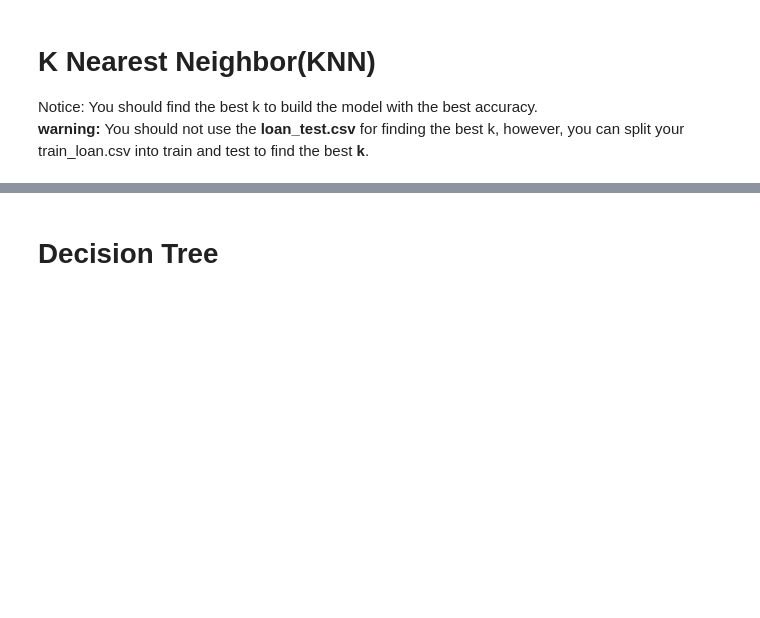
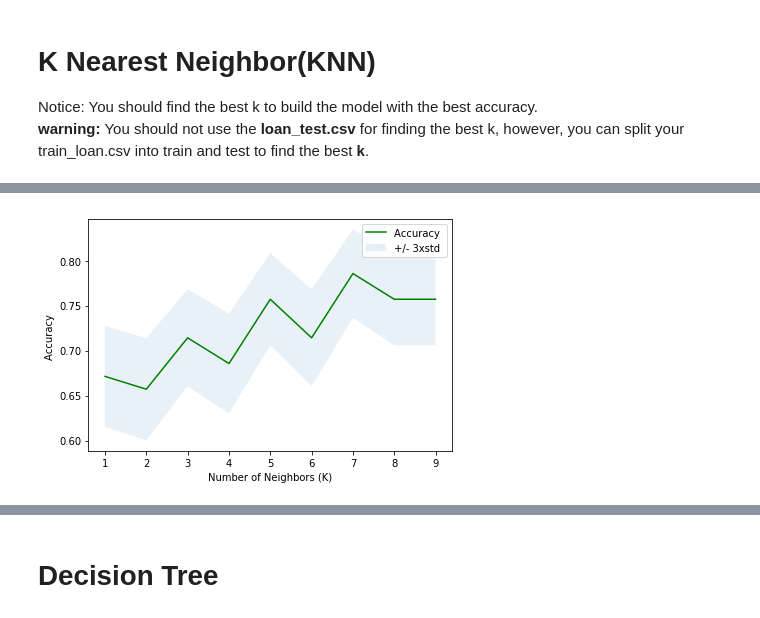
Before and after one commit to JairBarreto/Machine_Learning, a Jupyter notebook: The Best Classifier.ipynb, the cells around one changed output, grey strips where cells are left out. Drawn from its saved outputs; the diff is of its cells as text; code cells hidden in the pictures; blank space fills up the shorter version.

```diff
--- a/The Best Classifier.ipynb
+++ b/The Best Classifier.ipynb
@@ -221,10 +313,12 @@ for n in range(1,Ks):
 # %%
 plt.plot(range(1,Ks),mean_acc,'g')
 plt.fill_between(range(1,Ks),mean_acc - 1 * std_acc,mean_acc + 1 * std_acc, alpha=0.10)
 plt.legend(('Accuracy ', '+/- 3xstd'))
 plt.ylabel('Accuracy ')
-plt.xlabel('Number of Nabors (K)')
+plt.xlabel('Number of Neighbors (K)')
 plt.tight_layout()
 plt.show()
+# %% [output]
+[figure, added]
 # %%
 print( "The best accuracy was with", mean_acc.max(), "with k=", mean_acc.argmax()+1)
```
Also changed, not shown: parts of 35 cells of this notebook.
